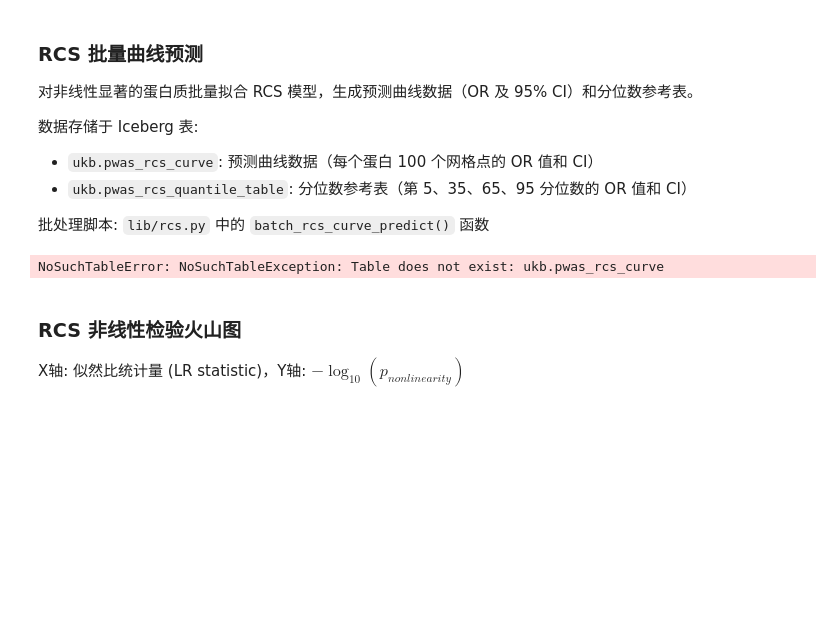
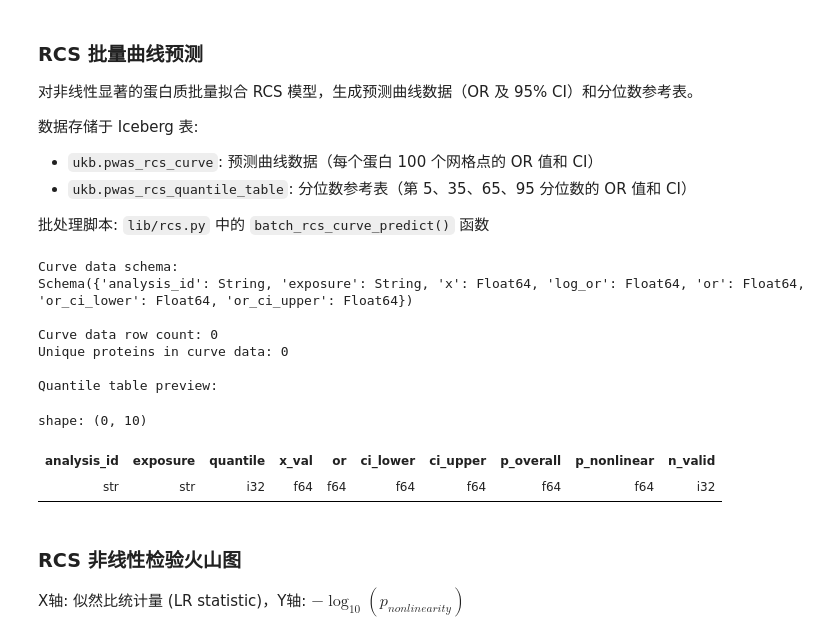
Before and after one commit to wjixiang/aikb, a Jupyter notebook: bio_info/notebook/pwas.ipynb, the cells around one changed output. Cells and saved outputs as stored; diff of their text form; code cells hidden in the pictures; blank space fills up the shorter version.

```diff
--- a/bio_info/notebook/pwas.ipynb
+++ b/bio_info/notebook/pwas.ipynb
@@ -276,18 +276,29 @@ shape: (10, 4)
 
 批处理脚本: `lib/rcs.py` 中的 `batch_rcs_curve_predict()` 函数
 # %%
-rcs_curve_df = scan_table("ukb.pwas_rcs_curve")
-rcs_quant_df = scan_table("ukb.pwas_rcs_quantile_table")
+from stats import RCS_CURVE_TABLE, RCS_QUANTILE_TABLE
+
+rcs_curve_df = scan_table(RCS_CURVE_TABLE)
+rcs_quant_df = scan_table(RCS_QUANTILE_TABLE)
 
 print("Curve data schema:")
 print(rcs_curve_df.collect_schema())
 print(f"\nCurve data row count: {rcs_curve_df.select(pl.len()).collect().item()}")
 print(f"Unique proteins in curve data: {rcs_curve_df.select(pl.col('exposure').n_unique()).collect().item()}")
 
 print("\nQuantile table preview:")
 rcs_quant_df.head(12).collect()
 # %% [output]
-NoSuchTableError: NoSuchTableException: Table does not exist: ukb.pwas_rcs_curve
+Curve data schema:
+Schema({'analysis_id': String, 'exposure': String, 'x': Float64, 'log_or': Float64, 'or': Float64, 'or_ci_lower': Float64, 'or_ci_upper': Float64})
+
+Curve data row count: 0
+Unique proteins in curve data: 0
+
+Quantile table preview:
+shape: (0, 10)
+| analysis_id | exposure | quantile | x_val | or | ci_lower | ci_upper | p_overall | p_nonlinear | n_valid |
+| str | str | i32 | f64 | f64 | f64 | f64 | f64 | f64 | i32 |
 # %% [markdown]
 ### RCS 非线性检验火山图
 
```
Also changed, not shown: parts of 3 cells of this notebook, 22 other files.
